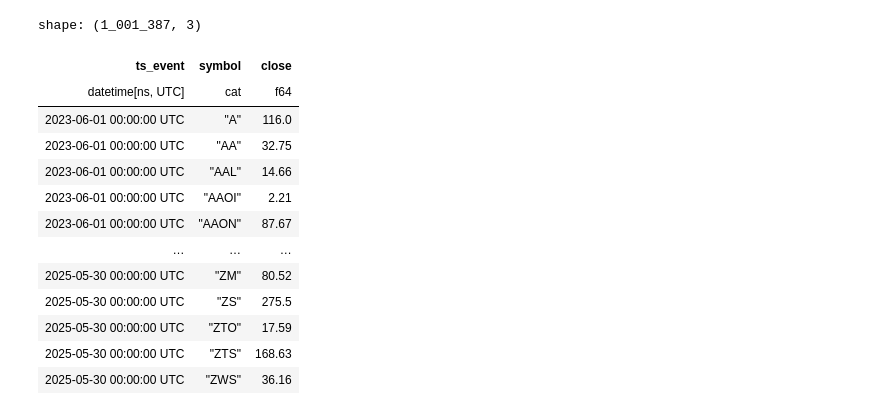
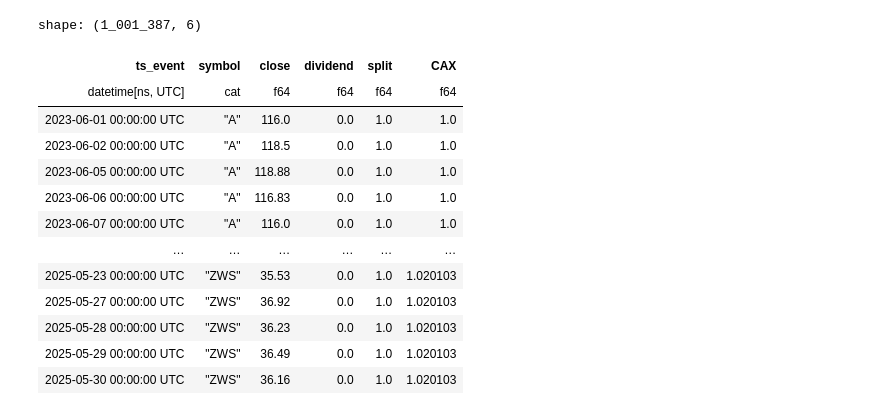
Before and after one commit to MichaelCusackNelkin/Summer_Research_2026, a Jupyter notebook: covariance_research/covariance.ipynb, the cells around one changed output. Saved outputs shown, nothing was run; the diff lists cells and outputs as text; code cells hidden in the pictures.

```diff
--- a/covariance_research/covariance.ipynb
+++ b/covariance_research/covariance.ipynb
@@ -102,0 +45,10 @@ SCHR
+# %%
+CAX = (
+     pl.read_csv("../CAX/corporate_actions.csv")
+     .sort(["date", "symbol"])
+     .with_columns(
+         pl.col("date").str.to_datetime(time_unit="ns", time_zone="UTC"),
+         pl.col("symbol").cast(pl.Categorical)
+     )
+)
+CAX
@@ -103,17 +70,33 @@ SCHR
 # %%
-df_bars.collect(engine="streaming")
+daily_px = (
+      df_bars.collect(engine="streaming")
+      .join(CAX, left_on=["ts_event", "symbol"], right_on=["date", "symbol"], how="left")
+      .sort(["symbol", "ts_event"])
+      .with_columns(
+          pl.col("dividend").fill_null(0.0),
+          # 0.0 / null == "no split" -> ratio of 1.0, not 0.0
+          pl.when(pl.col("split").fill_null(0.0) == 0.0)
+            .then(1.0).otherwise(pl.col("split")).alias("split"),
+      )
+      .with_columns(
+          (pl.col("split") / (1 - pl.col("dividend") / pl.col("close").shift().over("symbol"))).alias("CAX")
+      )
+      .with_columns(pl.col("CAX").fill_null(1.0))            # first row per symbol: no prev_close
+      .with_columns(pl.col("CAX").cum_prod().over("symbol"))
+  )
+daily_px
 # %% [output]
-shape: (1_001_387, 3)
+shape: (1_001_387, 6)
-| ts_event | symbol | close |
-| datetime[ns, UTC] | cat | f64 |
-| 2023-06-01 00:00:00 UTC | "A" | 116.0 |
-| 2023-06-01 00:00:00 UTC | "AA" | 32.75 |
-| 2023-06-01 00:00:00 UTC | "AAL" | 14.66 |
-| 2023-06-01 00:00:00 UTC | "AAOI" | 2.21 |
-| 2023-06-01 00:00:00 UTC | "AAON" | 87.67 |
-| … | … | … |
-| 2025-05-30 00:00:00 UTC | "ZM" | 80.52 |
-| 2025-05-30 00:00:00 UTC | "ZS" | 275.5 |
-| 2025-05-30 00:00:00 UTC | "ZTO" | 17.59 |
-| 2025-05-30 00:00:00 UTC | "ZTS" | 168.63 |
-| 2025-05-30 00:00:00 UTC | "ZWS" | 36.16 |
+| ts_event | symbol | close | dividend | split | CAX |
+| datetime[ns, UTC] | cat | f64 | f64 | f64 | f64 |
+| 2023-06-01 00:00:00 UTC | "A" | 116.0 | 0.0 | 1.0 | 1.0 |
+| 2023-06-02 00:00:00 UTC | "A" | 118.5 | 0.0 | 1.0 | 1.0 |
+| 2023-06-05 00:00:00 UTC | "A" | 118.88 | 0.0 | 1.0 | 1.0 |
+| 2023-06-06 00:00:00 UTC | "A" | 116.83 | 0.0 | 1.0 | 1.0 |
+| 2023-06-07 00:00:00 UTC | "A" | 116.0 | 0.0 | 1.0 | 1.0 |
+| … | … | … | … | … | … |
+| 2025-05-23 00:00:00 UTC | "ZWS" | 35.53 | 0.0 | 1.0 | 1.020103 |
+| 2025-05-27 00:00:00 UTC | "ZWS" | 36.92 | 0.0 | 1.0 | 1.020103 |
+| 2025-05-28 00:00:00 UTC | "ZWS" | 36.23 | 0.0 | 1.0 | 1.020103 |
+| 2025-05-29 00:00:00 UTC | "ZWS" | 36.49 | 0.0 | 1.0 | 1.020103 |
+| 2025-05-30 00:00:00 UTC | "ZWS" | 36.16 | 0.0 | 1.0 | 1.020103 |
```
Also changed, not shown: parts of 12 cells of this notebook, 21 other files.
